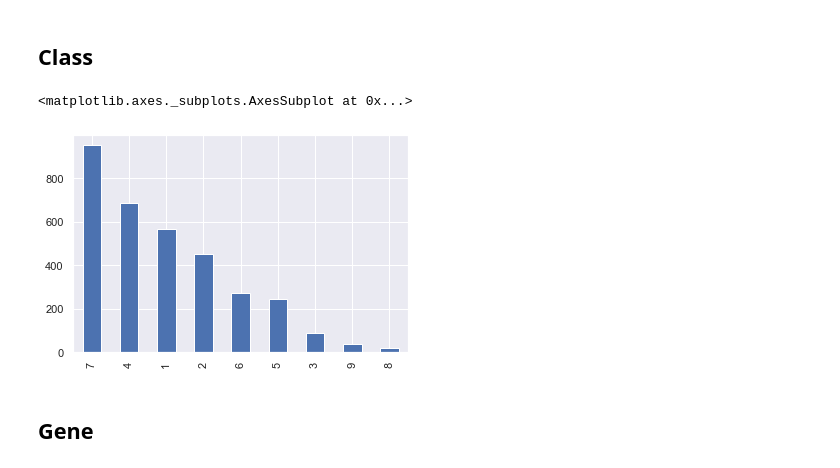
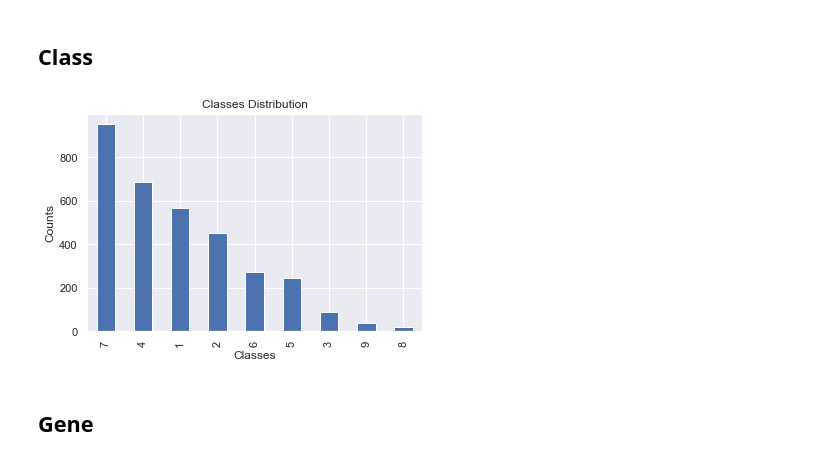
Before and after one commit to melanieshi0120/DNA_Project, a Jupyter notebook: DNA_project_EDA.ipynb, the cells around one changed output. Cells and saved outputs as stored; diff of their text form; code cells hidden in the pictures.

Commit message:
update code & image

```diff
--- a/DNA_project_EDA.ipynb
+++ b/DNA_project_EDA.ipynb
@@ -71,10 +71,12 @@ df_train.head()
 # %% [markdown]
 ## Class
 # %%
-df_train.Class.value_counts().plot(kind="bar")
+df_train.Class.value_counts().plot(kind="bar",title='Classes Distribution')
+plt.xlabel('Classes')
+plt.ylabel('Counts')
+plt.show()
 # %% [output]
-<matplotlib.axes._subplots.AxesSubplot at 0x...>
-[figure, old version]
+[figure, new version]
 # %% [markdown]
 ## Gene
 # %%
```
Also changed, not shown: parts of 12 cells of this notebook, 1 other file.
